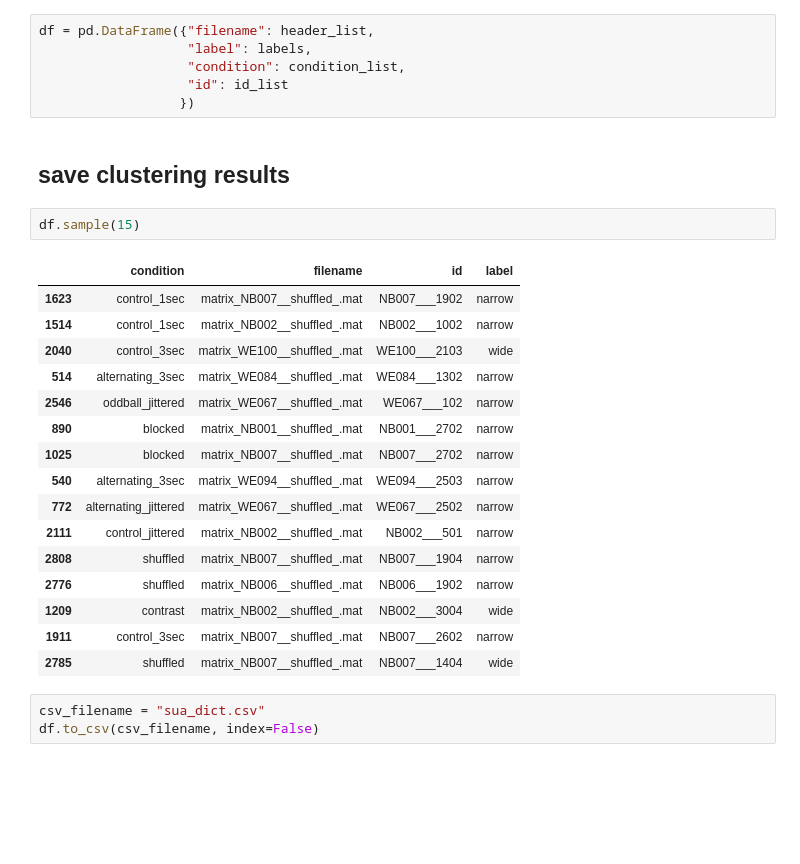
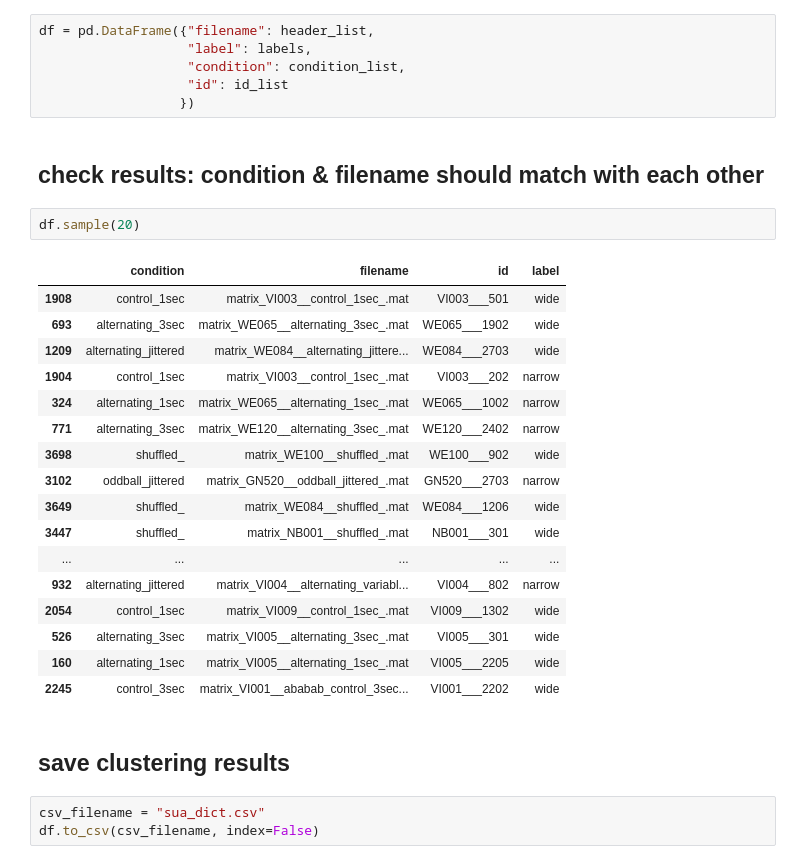
Before and after one commit to ds7711/Vicario_lab_wave_clus3, a Jupyter notebook: Python_analysis_libraries/Single-unit waveform_clustering.ipynb, the cells around one changed output. Cells and saved outputs as stored; diff of their text form; blank space fills up the shorter version.

```diff
--- a/Python_analysis_libraries/Single-unit waveform_clustering.ipynb
+++ b/Python_analysis_libraries/Single-unit waveform_clustering.ipynb
@@ -183,27 +199,30 @@ df = pd.DataFrame({"filename": header_list,
                    "condition": condition_list,
                    "id": id_list
                   })
+# %% [markdown]
+## check results: condition & filename should match with each other
+# %%
+df.sample(20)
+# %% [output]
+|  | condition | filename | id | label |
+| 1908 | control_1sec | matrix_VI003__control_1sec_.mat | VI003___501 | wide |
+| 693 | alternating_3sec | matrix_WE065__alternating_3sec_.mat | WE065___1902 | wide |
+| 1209 | alternating_jittered | matrix_WE084__alternating_jittere... | WE084___2703 | wide |
+| 1904 | control_1sec | matrix_VI003__control_1sec_.mat | VI003___202 | narrow |
+| 324 | alternating_1sec | matrix_WE065__alternating_1sec_.mat | WE065___1002 | narrow |
+| 771 | alternating_3sec | matrix_WE120__alternating_3sec_.mat | WE120___2402 | narrow |
+| 3698 | shuffled_ | matrix_WE100__shuffled_.mat | WE100___902 | wide |
+| 3102 | oddball_jittered | matrix_GN520__oddball_jittered_.mat | GN520___2703 | narrow |
+| 3649 | shuffled_ | matrix_WE084__shuffled_.mat | WE084___1206 | wide |
+| 3447 | shuffled_ | matrix_NB001__shuffled_.mat | NB001___301 | wide |
+| ... | ... | ... | ... | ... |
+| 932 | alternating_jittered | matrix_VI004__alternating_variabl... | VI004___802 | narrow |
+| 2054 | control_1sec | matrix_VI009__control_1sec_.mat | VI009___1302 | wide |
+| 526 | alternating_3sec | matrix_VI005__alternating_3sec_.mat | VI005___301 | wide |
+| 160 | alternating_1sec | matrix_VI005__alternating_1sec_.mat | VI005___2205 | wide |
+| 2245 | control_3sec | matrix_VI001__ababab_control_3sec... | VI001___2202 | wide |
 # %% [markdown]
 ## save clustering results
-# %%
-df.sample(15)
-# %% [output]
-|  | condition | filename | id | label |
-| 1623 | control_1sec | matrix_NB007__shuffled_.mat | NB007___1902 | narrow |
-| 1514 | control_1sec | matrix_NB002__shuffled_.mat | NB002___1002 | narrow |
-| 2040 | control_3sec | matrix_WE100__shuffled_.mat | WE100___2103 | wide |
-| 514 | alternating_3sec | matrix_WE084__shuffled_.mat | WE084___1302 | narrow |
-| 2546 | oddball_jittered | matrix_WE067__shuffled_.mat | WE067___102 | narrow |
-| 890 | blocked | matrix_NB001__shuffled_.mat | NB001___2702 | narrow |
-| 1025 | blocked | matrix_NB007__shuffled_.mat | NB007___2702 | narrow |
-| 540 | alternating_3sec | matrix_WE094__shuffled_.mat | WE094___2503 | narrow |
-| 772 | alternating_jittered | matrix_WE067__shuffled_.mat | WE067___2502 | narrow |
-| 2111 | control_jittered | matrix_NB002__shuffled_.mat | NB002___501 | narrow |
-| 2808 | shuffled | matrix_NB007__shuffled_.mat | NB007___1904 | narrow |
-| 2776 | shuffled | matrix_NB006__shuffled_.mat | NB006___1902 | narrow |
-| 1209 | contrast | matrix_NB002__shuffled_.mat | NB002___3004 | wide |
-| 1911 | control_3sec | matrix_NB007__shuffled_.mat | NB007___2602 | narrow |
-| 2785 | shuffled | matrix_NB007__shuffled_.mat | NB007___1404 | wide |
 # %%
 csv_filename = "sua_dict.csv"
 df.to_csv(csv_filename, index=False)
```
Also changed, not shown: parts of 7 cells of this notebook.
